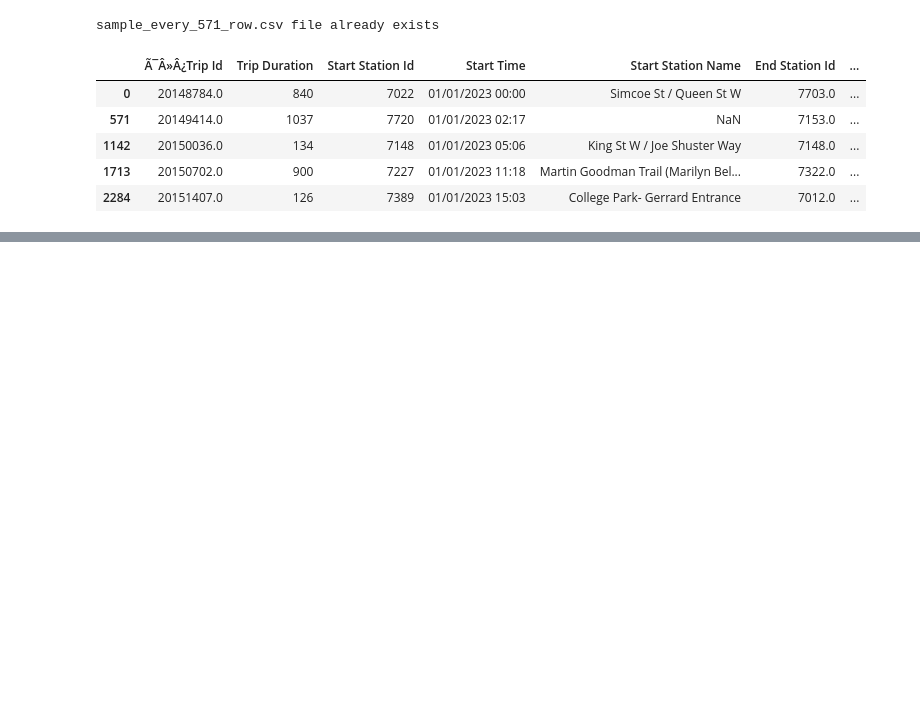
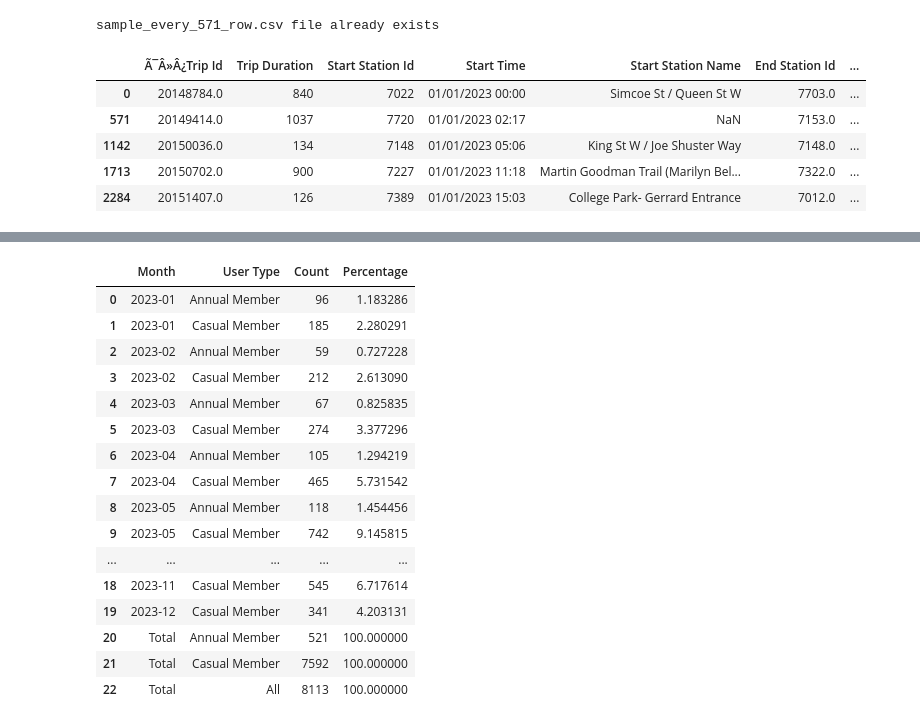
Before and after one commit to ConstCorrectness/toronto-bikeshare-2024, a Jupyter notebook: main.ipynb, the cells around one changed output, grey strips where cells are left out. Saved outputs shown, nothing was run; the diff lists cells and outputs as text; code cells hidden in the pictures; blank space fills up the shorter version.

```diff
--- a/main.ipynb
+++ b/main.ipynb
@@ -294,0 +443,47 @@ sample_df.head()
+# %%
+# •	Identify fluctuations in bike usage throughout the year, comparing peak and off-peak seasons.
+
+#Table showing riders by month, as well as the percentage of the overall rides
+
+sample_df['Month'] = sample_df['Start Date (YYYY-MM-DD)'].dt.to_period('M').astype(str)
+
+#Group by Month and get count
+
+start_date_by_month_user = sample_df.groupby(['Month', 'User Type']).size().reset_index(name='Count')
+
+# Calculate the percentage for each month
+start_date_by_month_user['Percentage'] = (start_date_by_month_user['Count'] / start_date_by_month_user['Count'].sum()) * 100
+
+# Add a total row
+# Add a total row for each User Type
+total_row = start_date_by_month_user.groupby('User Type').sum().reset_index()
+total_row['Month'] = 'Total'
+total_row['Percentage'] = 100
+
+# Add a grand total row for all users
+grand_total_row = pd.DataFrame({'Month': ['Total'], 'User Type': ['All'], 'Count': [start_date_by_month_user['Count'].sum()], 'Percentage': [100]})
+
+# Combine everything
+final_table = pd.concat([start_date_by_month_user, total_row, grand_total_row], ignore_index=True)
+
+# Display the result
+import IPython.display as display
+display.display(final_table)
+# %% [output]
+|  | Month | User Type | Count | Percentage |
+| 0 | 2023-01 | Annual Member | 96 | 1.183286 |
+| 1 | 2023-01 | Casual Member | 185 | 2.280291 |
+| 2 | 2023-02 | Annual Member | 59 | 0.727228 |
+| 3 | 2023-02 | Casual Member | 212 | 2.613090 |
+| 4 | 2023-03 | Annual Member | 67 | 0.825835 |
+| 5 | 2023-03 | Casual Member | 274 | 3.377296 |
+| 6 | 2023-04 | Annual Member | 105 | 1.294219 |
+| 7 | 2023-04 | Casual Member | 465 | 5.731542 |
+| 8 | 2023-05 | Annual Member | 118 | 1.454456 |
+| 9 | 2023-05 | Casual Member | 742 | 9.145815 |
+| ... | ... | ... | ... | ... |
+| 18 | 2023-11 | Casual Member | 545 | 6.717614 |
+| 19 | 2023-12 | Casual Member | 341 | 4.203131 |
+| 20 | Total | Annual Member | 521 | 100.000000 |
+| 21 | Total | Casual Member | 7592 | 100.000000 |
+| 22 | Total | All | 8113 | 100.000000 |
```
Also changed, not shown: parts of 23 cells of this notebook, 3 other files.
